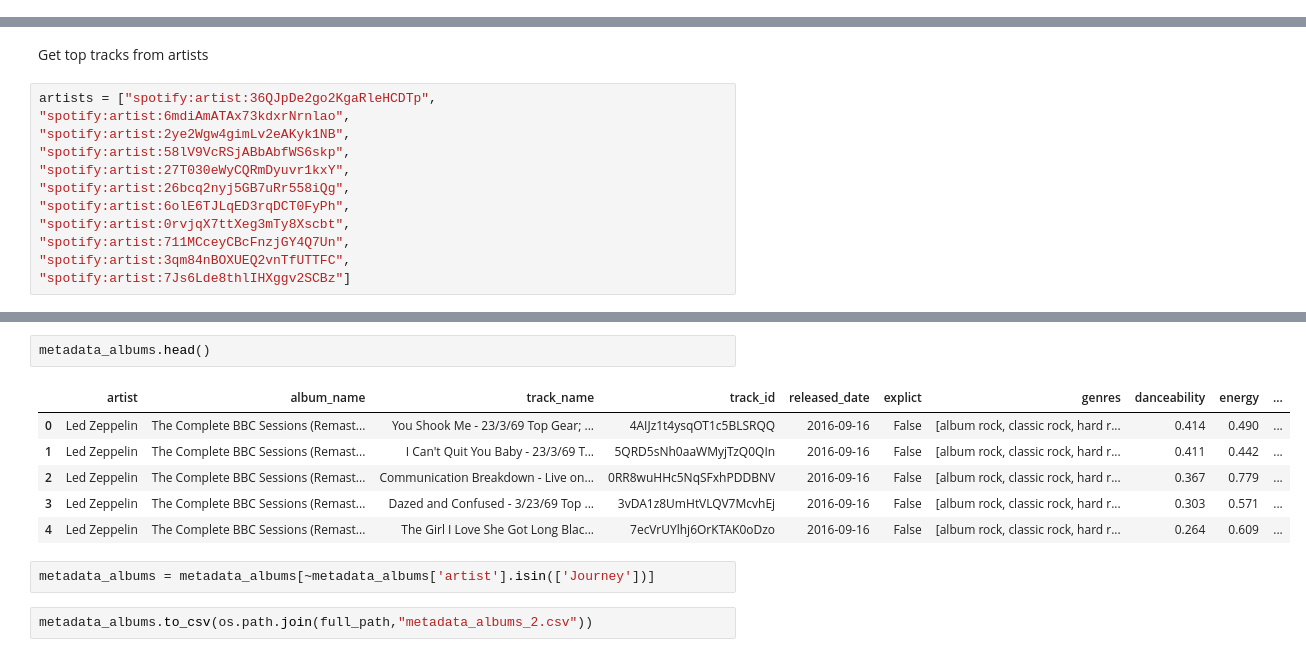
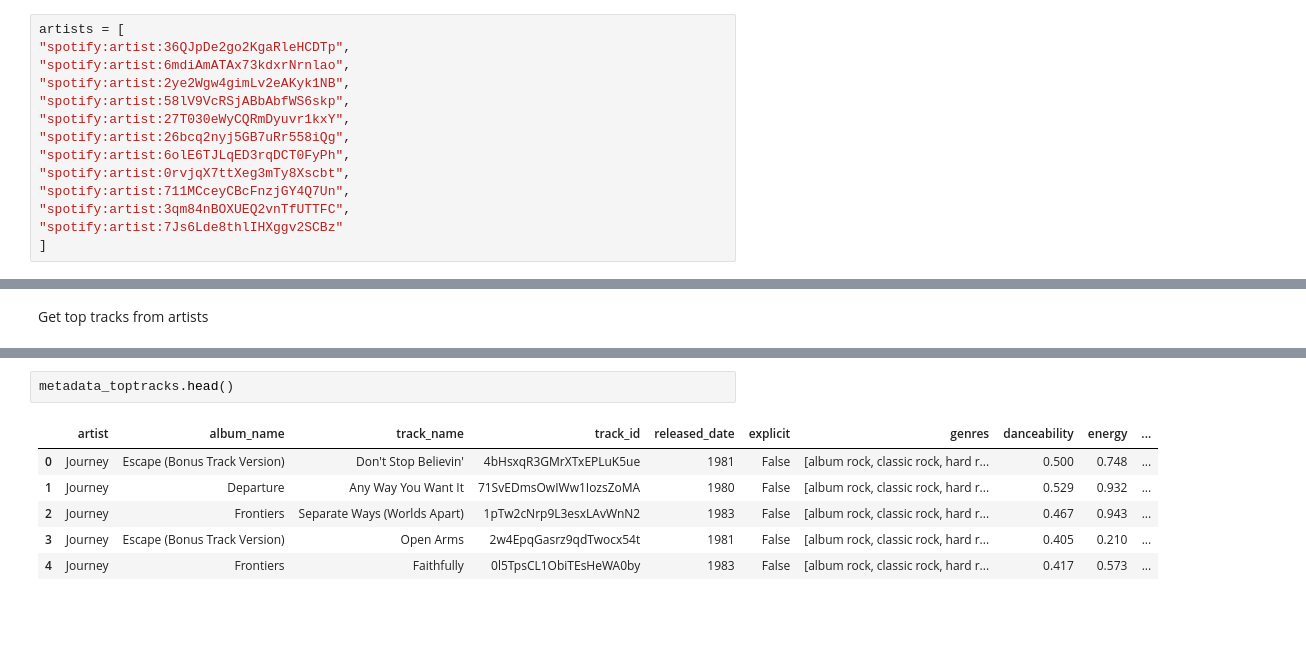
Before and after one commit to JWL16038/Music-Classification, a Jupyter notebook: Notebooks/Spotify scraper.ipynb, the cells around one changed output, grey strips where cells are left out. Drawn from its saved outputs; the diff is of its cells as text; blank space fills up the shorter version.

```diff
--- a/Notebooks/Spotify scraper.ipynb
+++ b/Notebooks/Spotify scraper.ipynb
@@ -80,0 +83,14 @@ metadata_playlists.to_csv(os.path.join(full_path,"metadata_playlists_1.csv"))
+# %%
+artists = [
+"spotify:artist:36QJpDe2go2KgaRleHCDTp",
+"spotify:artist:6mdiAmATAx73kdxrNrnlao",
+"spotify:artist:2ye2Wgw4gimLv2eAKyk1NB",
+"spotify:artist:58lV9VcRSjABbAbfWS6skp",
+"spotify:artist:27T030eWyCQRmDyuvr1kxY",
+"spotify:artist:26bcq2nyj5GB7uRr558iQg",
+"spotify:artist:6olE6TJLqED3rqDCT0FyPh",
+"spotify:artist:0rvjqX7ttXeg3mTy8Xscbt",
+"spotify:artist:711MCceyCBcFnzjGY4Q7Un",
+"spotify:artist:3qm84nBOXUEQ2vnTfUTTFC",
+"spotify:artist:7Js6Lde8thlIHXggv2SCBz"
+]
@@ -81,17 +168,5 @@ metadata_playlists.to_csv(os.path.join(full_path,"metadata_playlists_1.csv"))
 # %% [markdown]
 Get top tracks from artists
-# %%
-artists = ["spotify:artist:36QJpDe2go2KgaRleHCDTp",
-"spotify:artist:6mdiAmATAx73kdxrNrnlao",
-"spotify:artist:2ye2Wgw4gimLv2eAKyk1NB",
-"spotify:artist:58lV9VcRSjABbAbfWS6skp",
-"spotify:artist:27T030eWyCQRmDyuvr1kxY",
-"spotify:artist:26bcq2nyj5GB7uRr558iQg",
-"spotify:artist:6olE6TJLqED3rqDCT0FyPh",
-"spotify:artist:0rvjqX7ttXeg3mTy8Xscbt",
-"spotify:artist:711MCceyCBcFnzjGY4Q7Un",
-"spotify:artist:3qm84nBOXUEQ2vnTfUTTFC",
-"spotify:artist:7Js6Lde8thlIHXggv2SCBz"]
 # %%
 import warnings
 warnings.filterwarnings('ignore')
@@ -149,13 +204,9 @@ TypeError: 'NoneType' object is not subscriptable
 # %%
-metadata_albums.head()
+metadata_toptracks.head()
 # %% [output]
-|  | artist | album_name | track_name | track_id | released_date | explict | genres | danceability | energy | ... |
-| 0 | Led Zeppelin | The Complete BBC Sessions (Remast... | You Shook Me - 23/3/69 Top Gear; ... | 4AIJz1t4ysqOT1c5BLSRQQ | 2016-09-16 | False | [album rock, classic rock, hard r... | 0.414 | 0.490 | ... |
-| 1 | Led Zeppelin | The Complete BBC Sessions (Remast... | I Can't Quit You Baby - 23/3/69 T... | 5QRD5sNh0aaWMyjTzQ0QIn | 2016-09-16 | False | [album rock, classic rock, hard r... | 0.411 | 0.442 | ... |
-| 2 | Led Zeppelin | The Complete BBC Sessions (Remast... | Communication Breakdown - Live on... | 0RR8wuHHc5NqSFxhPDDBNV | 2016-09-16 | False | [album rock, classic rock, hard r... | 0.367 | 0.779 | ... |
-| 3 | Led Zeppelin | The Complete BBC Sessions (Remast... | Dazed and Confused - 3/23/69 Top ... | 3vDA1z8UmHtVLQV7McvhEj | 2016-09-16 | False | [album rock, classic rock, hard r... | 0.303 | 0.571 | ... |
-| 4 | Led Zeppelin | The Complete BBC Sessions (Remast... | The Girl I Love She Got Long Blac... | 7ecVrUYlhj6OrKTAK0oDzo | 2016-09-16 | False | [album rock, classic rock, hard r... | 0.264 | 0.609 | ... |
+|  | artist | album_name | track_name | track_id | released_date | explicit | genres | danceability | energy | ... |
+| 0 | Journey | Escape (Bonus Track Version) | Don't Stop Believin' | 4bHsxqR3GMrXTxEPLuK5ue | 1981 | False | [album rock, classic rock, hard r... | 0.500 | 0.748 | ... |
+| 1 | Journey | Departure | Any Way You Want It | 71SvEDmsOwIWw1IozsZoMA | 1980 | False | [album rock, classic rock, hard r... | 0.529 | 0.932 | ... |
+| 2 | Journey | Frontiers | Separate Ways (Worlds Apart) | 1pTw2cNrp9L3esxLAvWnN2 | 1983 | False | [album rock, classic rock, hard r... | 0.467 | 0.943 | ... |
+| 3 | Journey | Escape (Bonus Track Version) | Open Arms | 2w4EpqGasrz9qdTwocx54t | 1981 | False | [album rock, classic rock, hard r... | 0.405 | 0.210 | ... |
+| 4 | Journey | Frontiers | Faithfully | 0l5TpsCL1ObiTEsHeWA0by | 1983 | False | [album rock, classic rock, hard r... | 0.417 | 0.573 | ... |
-# %%
-metadata_albums = metadata_albums[~metadata_albums['artist'].isin(['Journey'])]
-# %%
-metadata_albums.to_csv(os.path.join(full_path,"metadata_albums_2.csv"))
```
Also changed, not shown: parts of 6 cells of this notebook.
